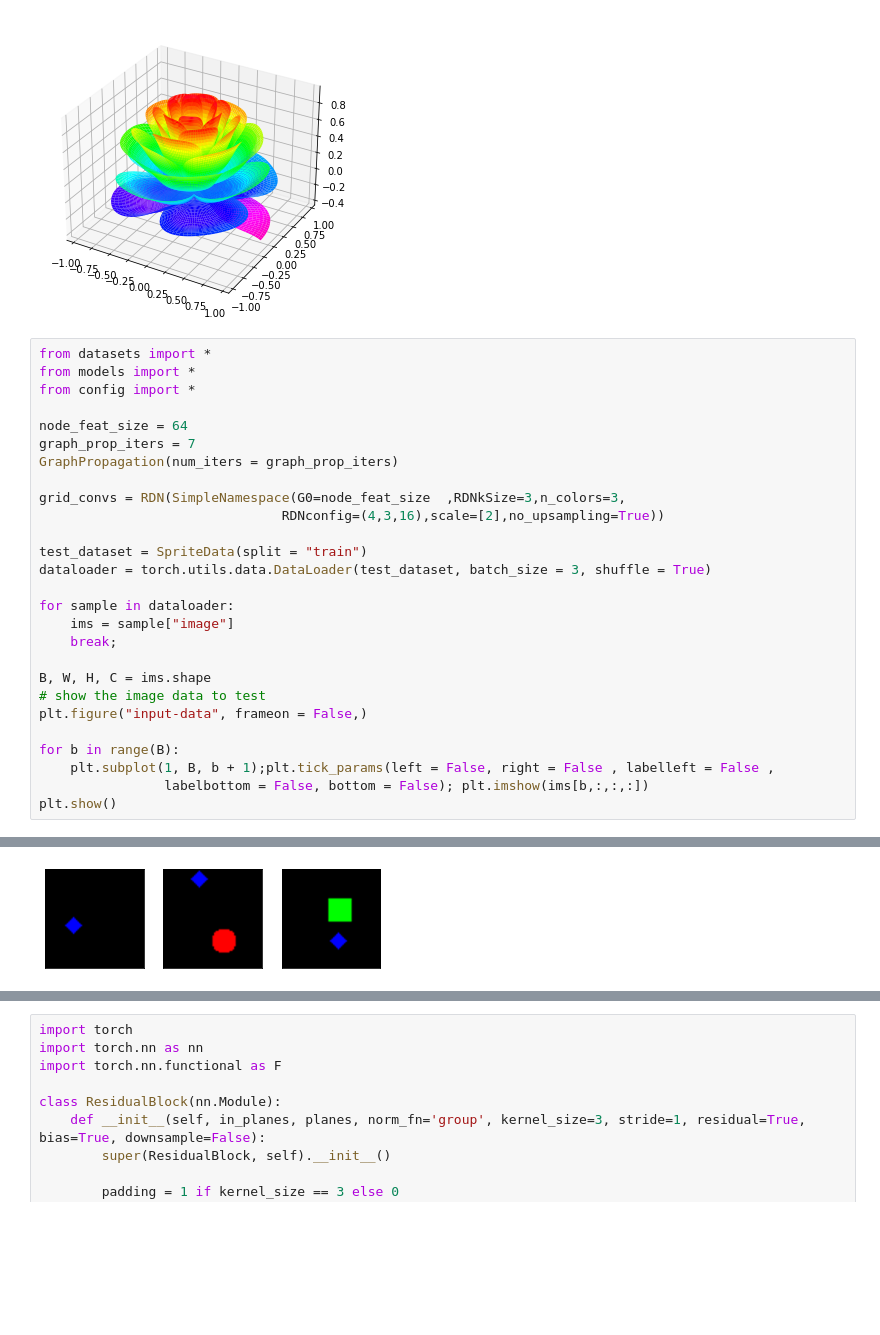
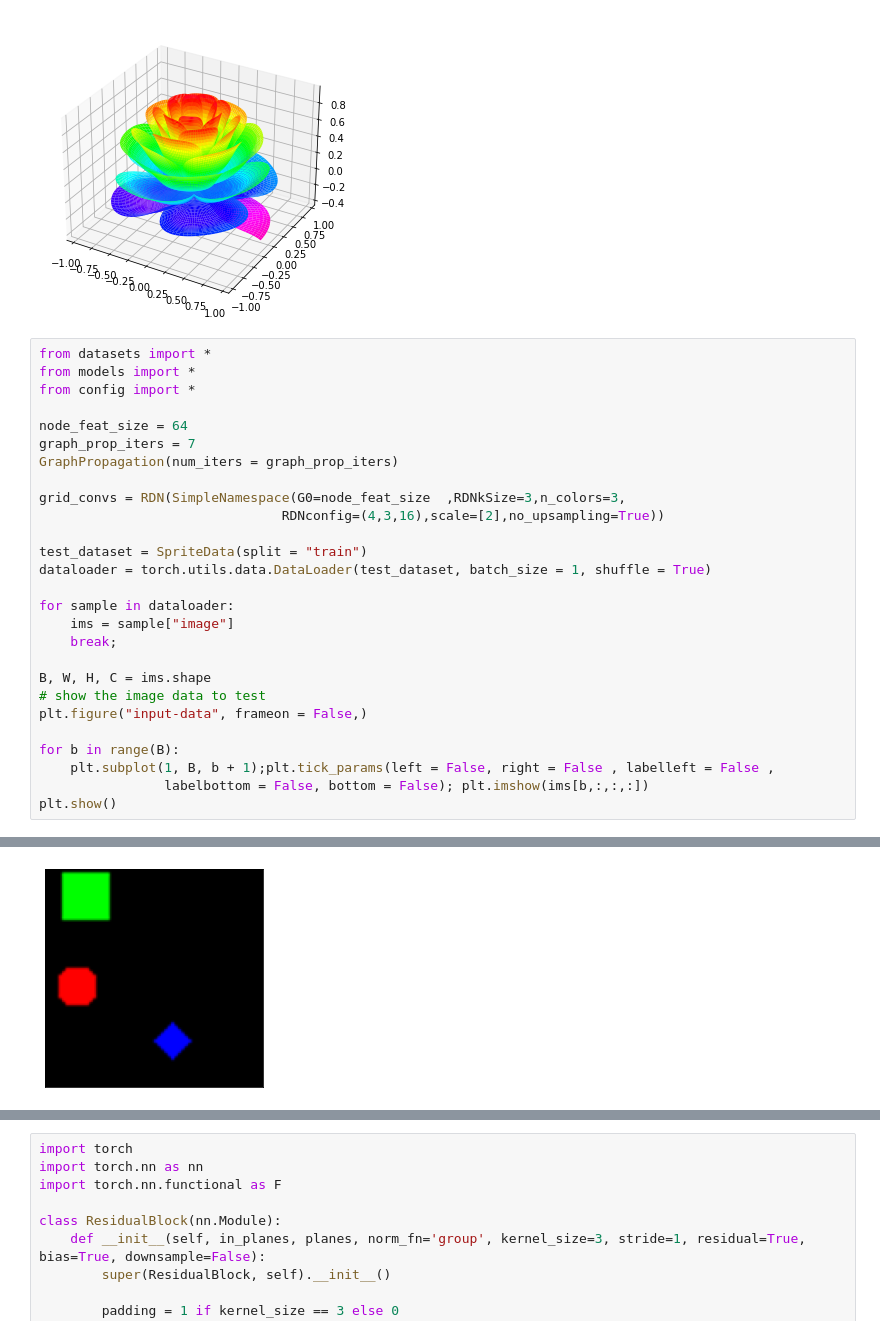
Before and after one commit to ZongjingLi/SceneGraphLearner, a Jupyter notebook: blastfield.ipynb, the cells around one changed output, grey strips where cells are left out. Cells and saved outputs as stored; diff of their text form; blank space fills up the shorter version.

```diff
--- a/blastfield.ipynb
+++ b/blastfield.ipynb
@@ -83,7 +87,7 @@ grid_convs = RDN(SimpleNamespace(G0=node_feat_size  ,RDNkSize=3,n_colors=3,
                                RDNconfig=(4,3,16),scale=[2],no_upsampling=True))
 
 test_dataset = SpriteData(split = "train")
-dataloader = torch.utils.data.DataLoader(test_dataset, batch_size = 3, shuffle = True)
+dataloader = torch.utils.data.DataLoader(test_dataset, batch_size = 1, shuffle = True)
 
 for sample in dataloader:
     ims = sample["image"]
@@ -105,4 +107,4 @@ plt.show()
 pybullet build time: Oct 24 2022 03:35:20
-[figure, old version]
+[figure, new version]
 # %%
 imsize = 128
```
Also changed, not shown: parts of 10 cells of this notebook, 3 other files.
